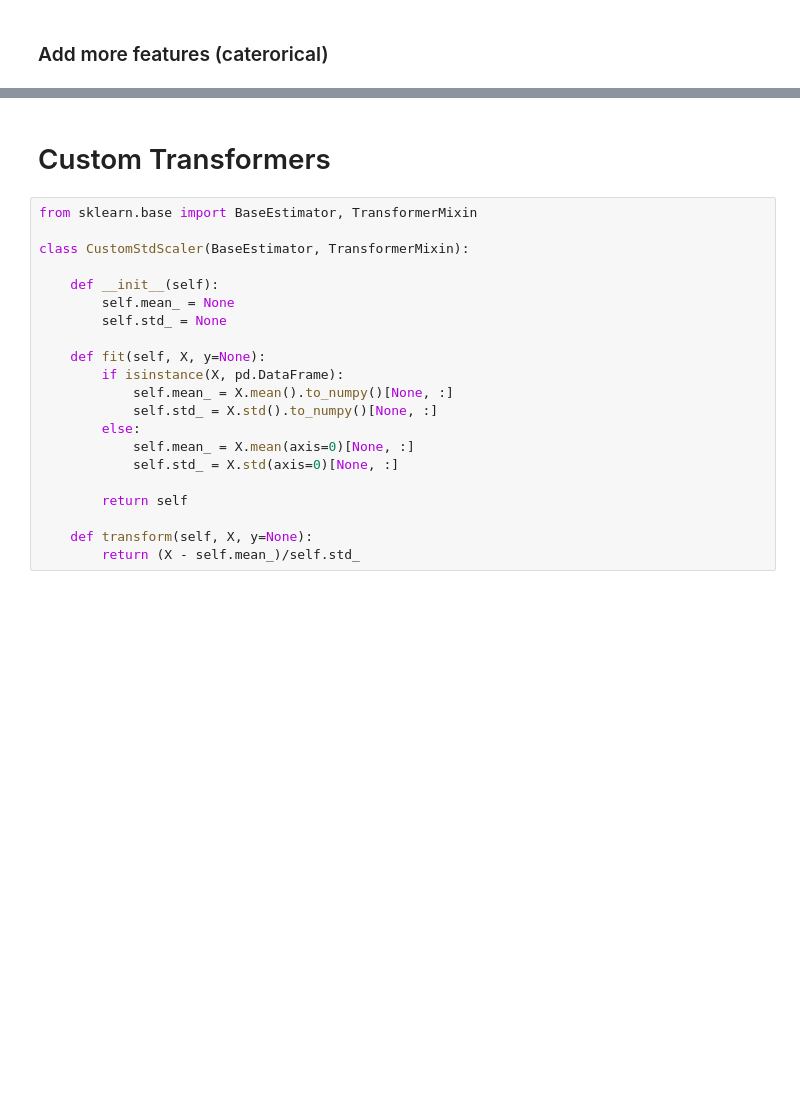
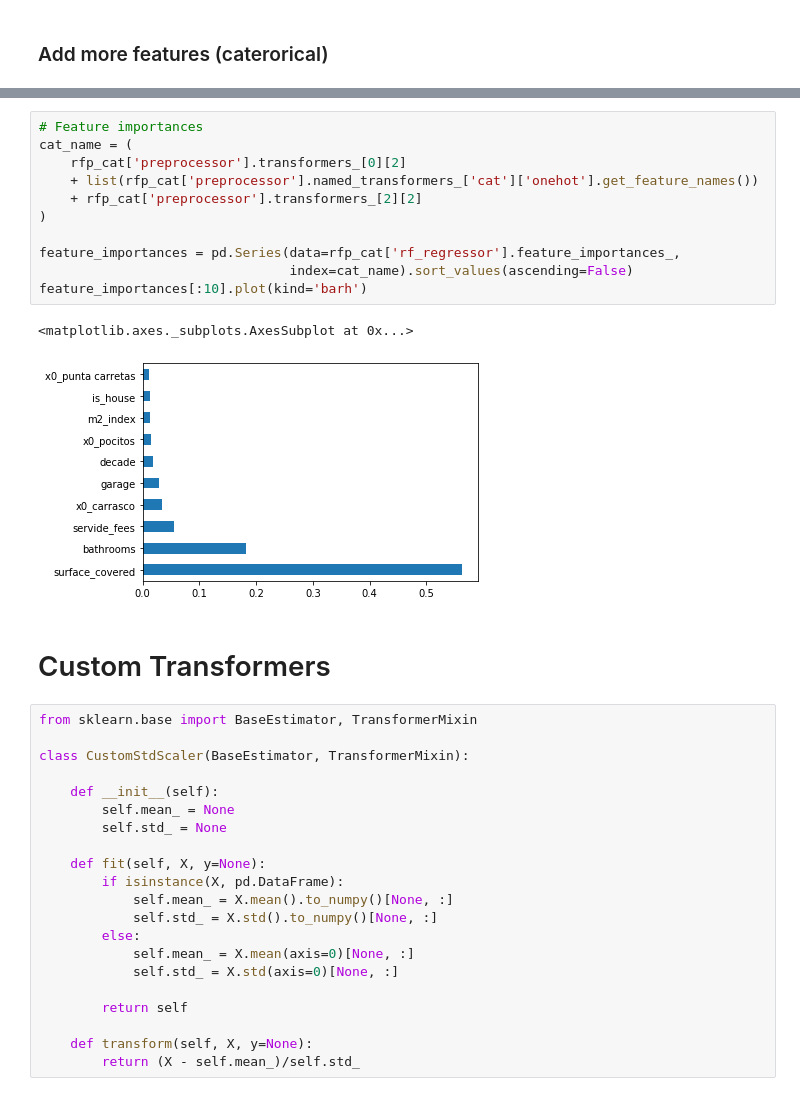
Before and after one commit to creyesp/Meetup_uy, a Jupyter notebook: notebooks/Introduction_to_Scikit-Learn.ipynb, the cells around one changed output, grey strips where cells are left out. Drawn from its saved outputs; the diff is of its cells as text; blank space fills up the shorter version.

```diff
--- a/notebooks/Introduction_to_Scikit-Learn.ipynb
+++ b/notebooks/Introduction_to_Scikit-Learn.ipynb
@@ -484,3 +508,17 @@ plot_error(y_test, y_pred_test)
+# %%
+# Feature importances
+cat_name = (
+    rfp_cat['preprocessor'].transformers_[0][2]
+    + list(rfp_cat['preprocessor'].named_transformers_['cat']['onehot'].get_feature_names())
+    + rfp_cat['preprocessor'].transformers_[2][2]
+)
+
+feature_importances = pd.Series(data=rfp_cat['rf_regressor'].feature_importances_,
+                                index=cat_name).sort_values(ascending=False)
+feature_importances[:10].plot(kind='barh')
+# %% [output]
+<matplotlib.axes._subplots.AxesSubplot at 0x...>
+[figure, added]
 # %% [markdown]
 # Custom Transformers
 # %%
```
Also changed, not shown: parts of 10 cells of this notebook, 1 other file.
